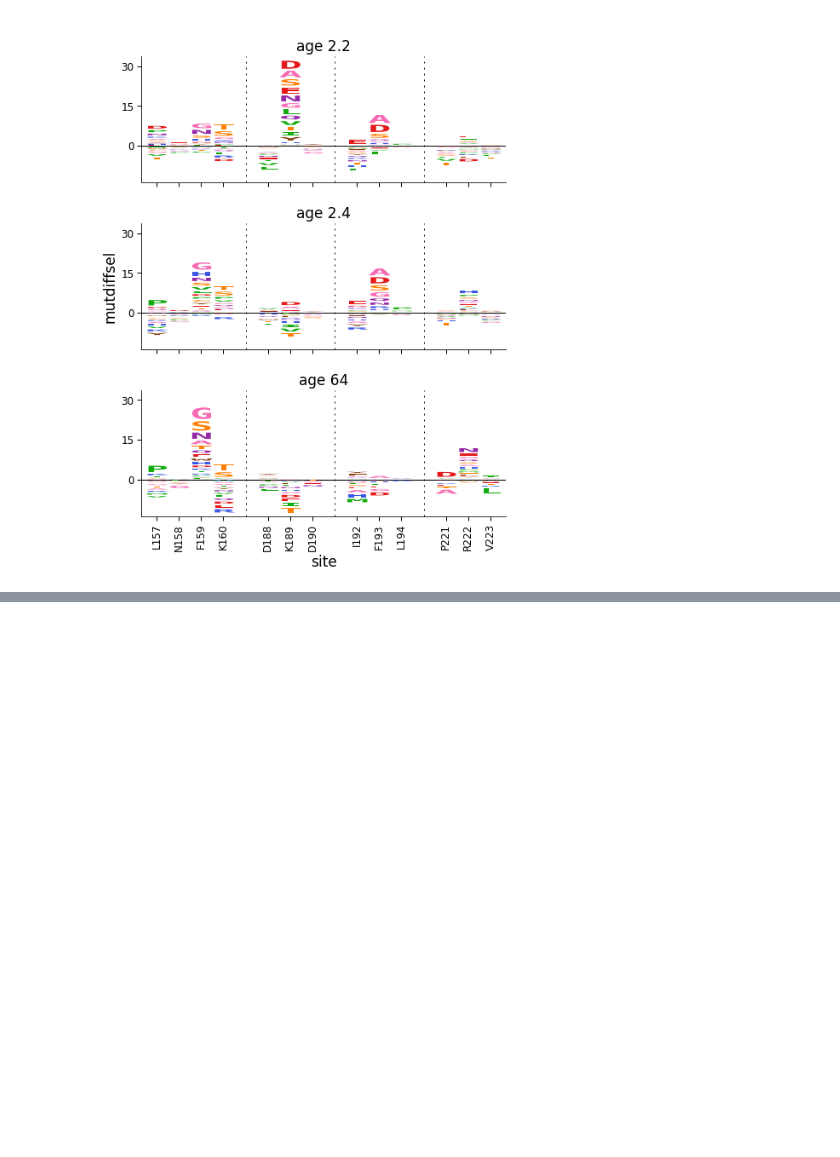
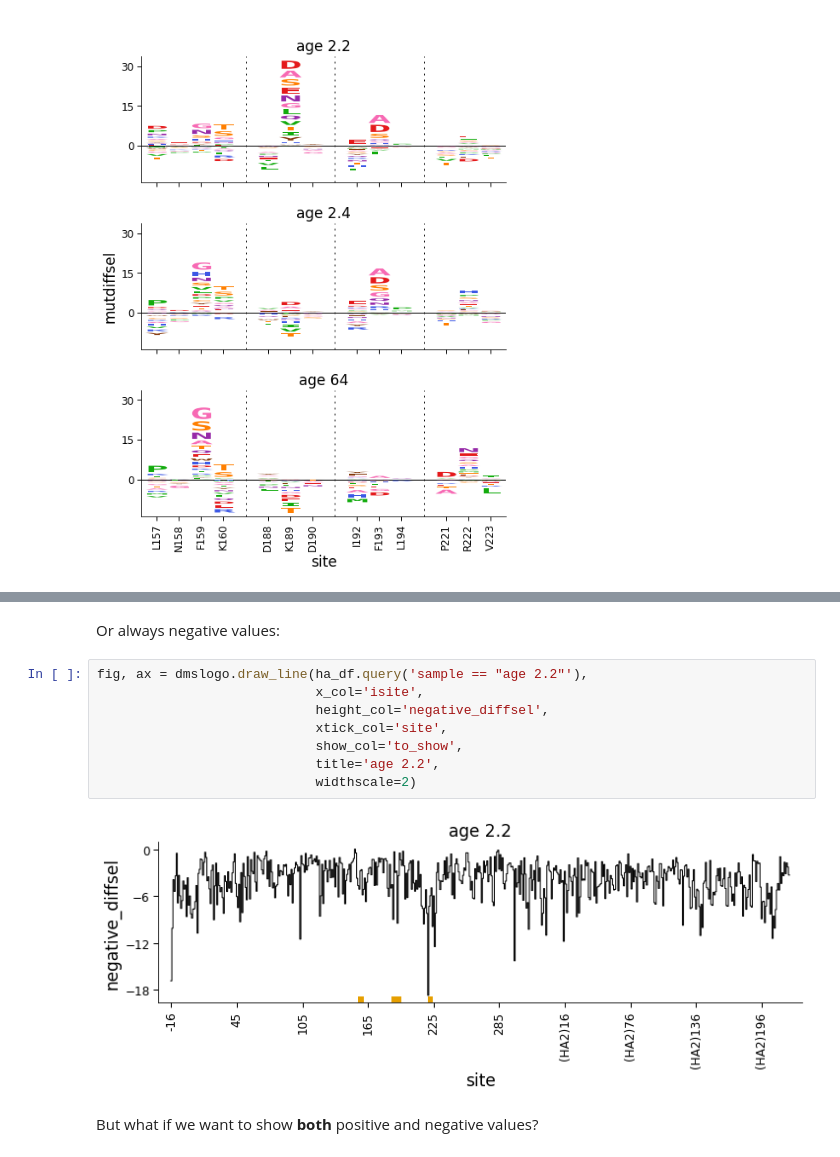
Before and after one commit to jbloomlab/dmslogo, a Jupyter notebook: notebooks/negative_values.ipynb, the cells around one changed output, grey strips where cells are left out. Drawn from its saved outputs; the diff is of its cells as text; blank space fills up the shorter version.

```diff
--- a/notebooks/negative_values.ipynb
+++ b/notebooks/negative_values.ipynb
@@ -163,0 +178,14 @@ fig, axes = dmslogo.facet_plot(
+# %% [markdown]
+Or always negative values:
+# %%
+fig, ax = dmslogo.draw_line(ha_df.query('sample == "age 2.2"'),
+                            x_col='isite',
+                            height_col='negative_diffsel',
+                            xtick_col='site',
+                            show_col='to_show',
+                            title='age 2.2',
+                            widthscale=2)
+# %% [output]
+[figure, added]
+# %% [markdown]
+But what if we want to show **both** positive and negative values?
```
Also changed, not shown: parts of 2 cells of this notebook, 1 other file.
